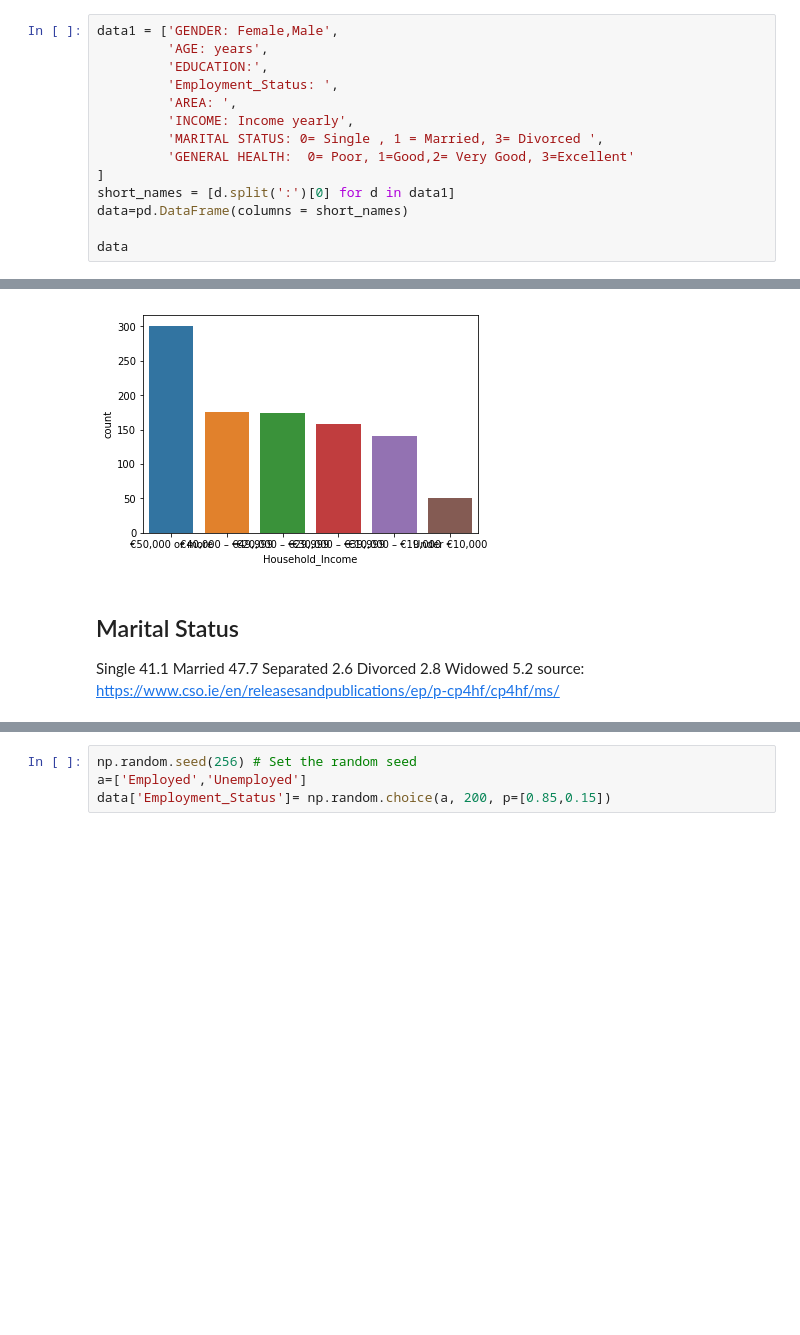
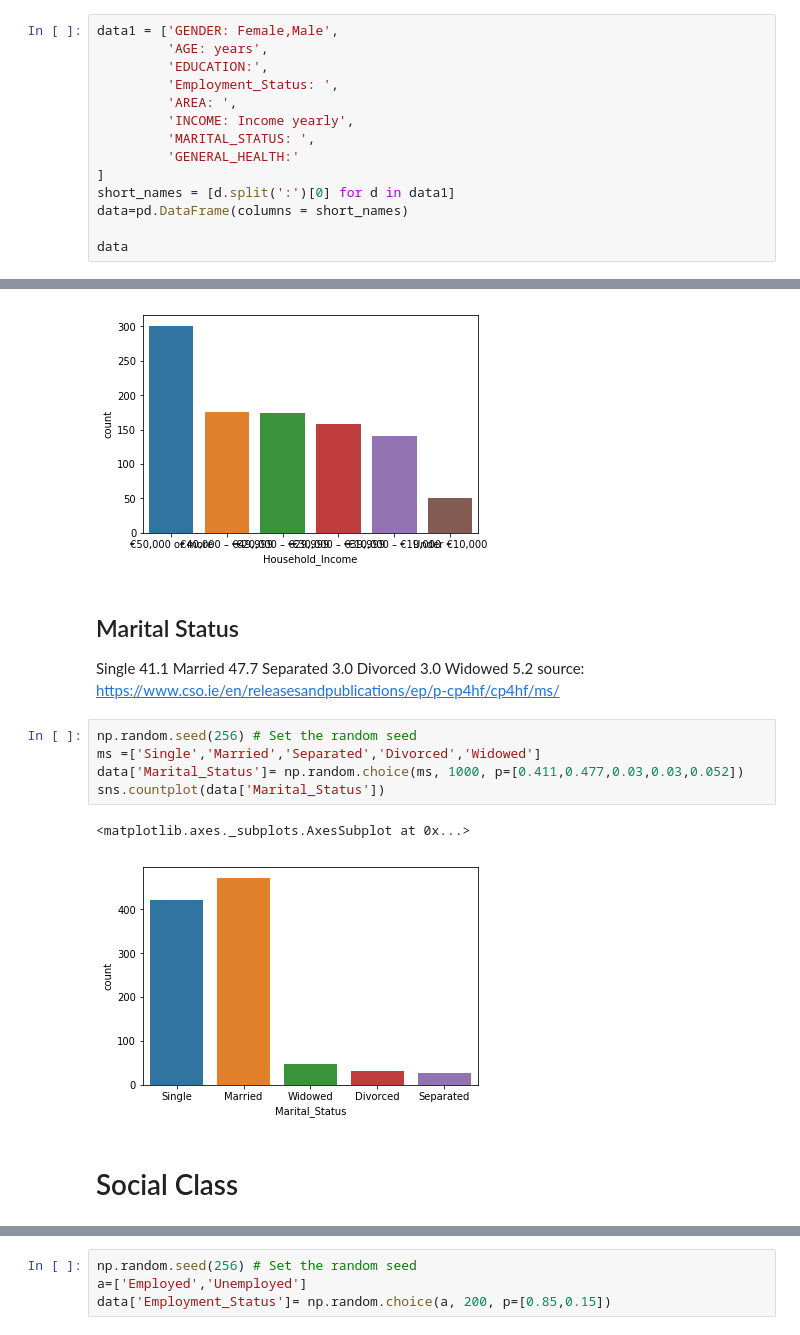
Before and after one commit to Freeha-S/ProgDA_Project, a Jupyter notebook: ProgDA-Project.ipynb, the cells around one changed output, grey strips where cells are left out. Drawn from its saved outputs; the diff is of its cells as text; blank space fills up the shorter version.

```diff
--- a/ProgDA-Project.ipynb
+++ b/ProgDA-Project.ipynb
@@ -42,8 +42,8 @@ data1 = ['GENDER: Female,Male',
          'Employment_Status: ',
          'AREA: ',
          'INCOME: Income yearly',
-         'MARITAL STATUS: 0= Single , 1 = Married, 3= Divorced ',
-         'GENERAL HEALTH:  0= Poor, 1=Good,2= Very Good, 3=Excellent'
+         'MARITAL_STATUS: ',
+         'GENERAL_HEALTH:'
 ]
 short_names = [d.split(':')[0] for d in data1]
 data=pd.DataFrame(columns = short_names)
@@ -119,8 +119,18 @@ sns.countplot(data['Household_Income'])
 ## Marital Status
 Single 41.1
 Married 47.7
-Separated 2.6
-Divorced 2.8
+Separated 3.0
+Divorced 3.0
 Widowed 5.2
 source: https://www.cso.ie/en/releasesandpublications/ep/p-cp4hf/cp4hf/ms/
+# %%
+np.random.seed(256) # Set the random seed
+ms =['Single','Married','Separated','Divorced','Widowed']
+data['Marital_Status']= np.random.choice(ms, 1000, p=[0.411,0.477,0.03,0.03,0.052])
+sns.countplot(data['Marital_Status'])
+# %% [output]
+<matplotlib.axes._subplots.AxesSubplot at 0x...>
+[figure, added]
+# %% [markdown]
+# Social Class
 # %% [markdown]
```
Also changed, not shown: parts of 5 cells of this notebook.
